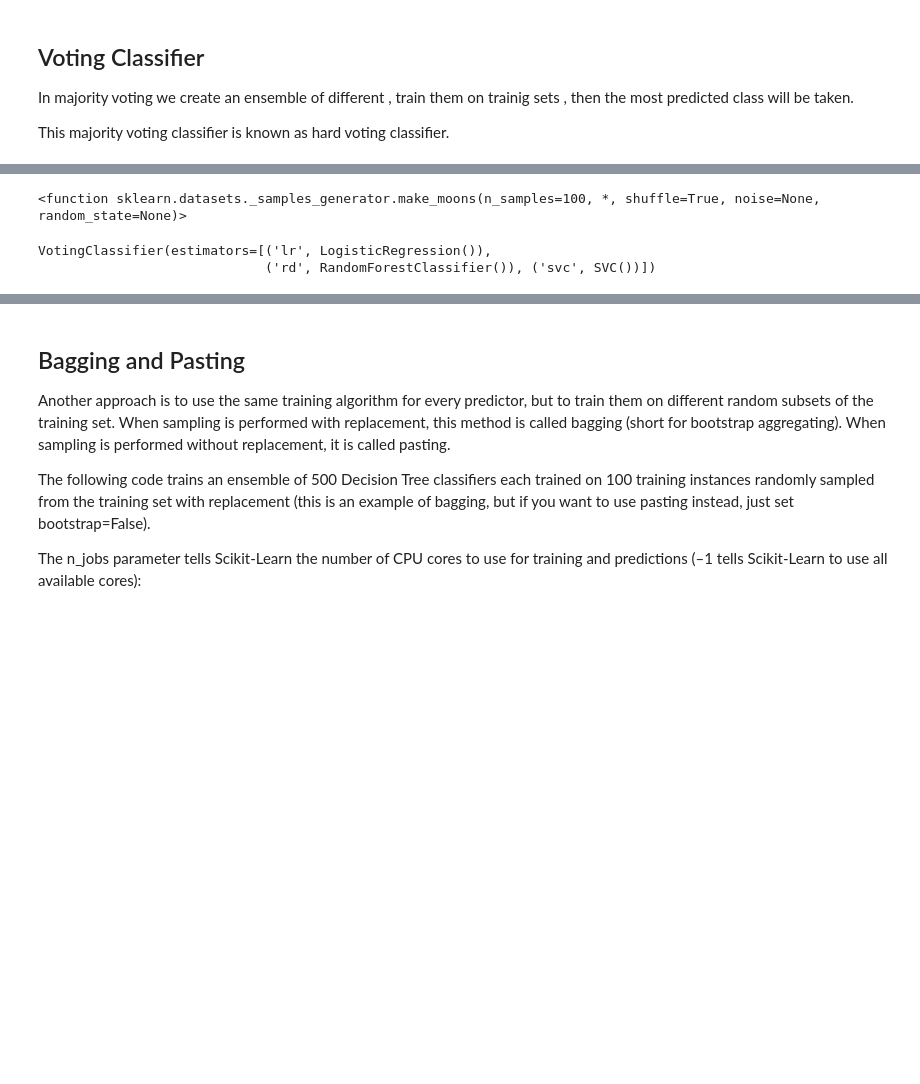
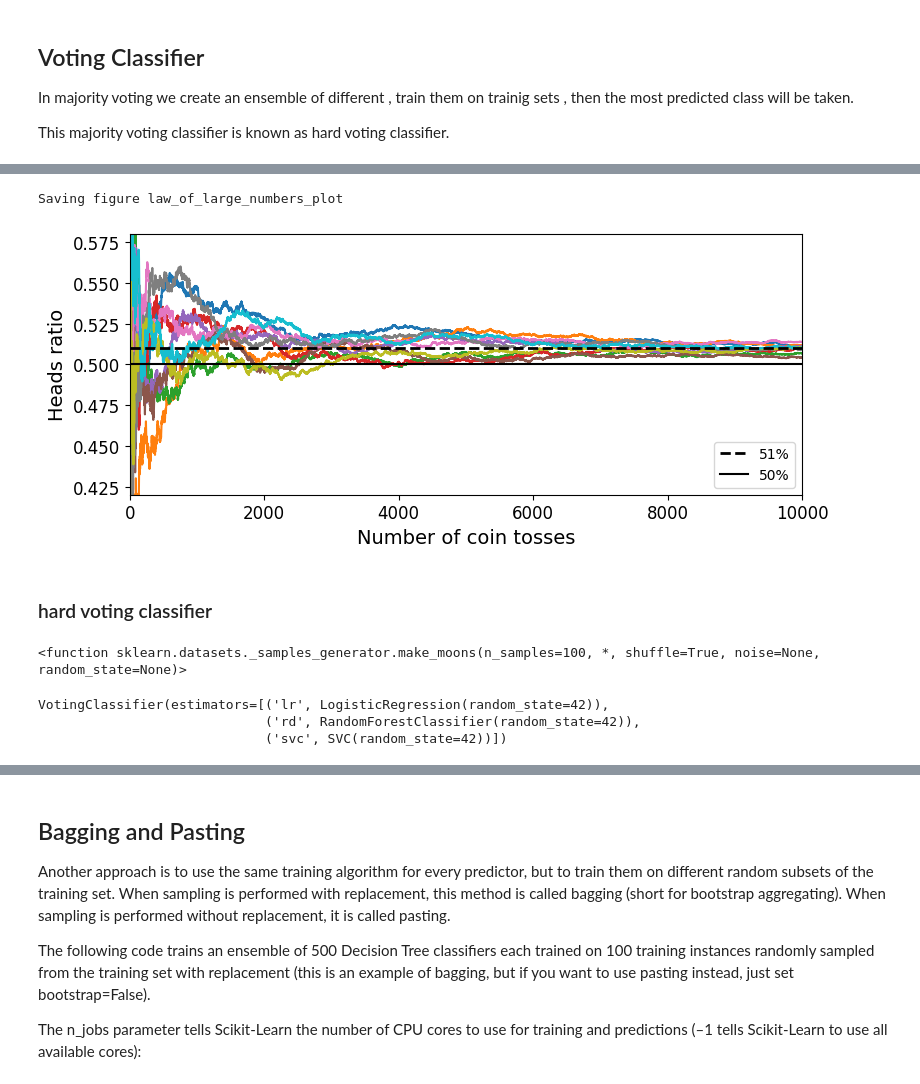
Before and after one commit to Tawheed-tariq/Machine-learning-course, a Jupyter notebook: 8_Ensemble_learning/1_main.ipynb, the cells around one changed output, grey strips where cells are left out. Cells and saved outputs as stored; diff of their text form; code cells hidden in the pictures; blank space fills up the shorter version.

```diff
--- a/8_Ensemble_learning/1_main.ipynb
+++ b/8_Ensemble_learning/1_main.ipynb
@@ -6,3 +15,27 @@ A group of predictos is called an ensemble.
+# %%
+# to make this notebook's output stable across runs
+np.random.seed(42)
+
+# To plot pretty figures
+%matplotlib inline
+import matplotlib as mpl
+import matplotlib.pyplot as plt
+mpl.rc('axes', labelsize=14)
+mpl.rc('xtick', labelsize=12)
+mpl.rc('ytick', labelsize=12)
+
+
+# Where to save the figures
+PROJECT_ROOT_DIR = "."
+IMAGES_PATH = os.path.join(PROJECT_ROOT_DIR, "images")
+os.makedirs(IMAGES_PATH, exist_ok=True)
+
+def save_fig(fig_id, tight_layout=True, fig_extension="png", resolution=300):
+    path = os.path.join(IMAGES_PATH, fig_id + "." + fig_extension)
+    print("Saving figure", fig_id)
+    if tight_layout:
+        plt.tight_layout() #automatically adjust subplots parameters to give specified padding.
+    plt.savefig(path, format=fig_extension, dpi=resolution)
 # %% [markdown]
 ## Voting Classifier
 
@@ -12,3 +49,23 @@ This majority voting classifier is known as hard voting classifier.
+# %%
+heads_proba = 0.51
+coin_tosses = (np.random.rand(10000, 10) < heads_proba).astype(np.int32)
+cummulative_heads_ratio = np.cumsum(coin_tosses, axis=0) / np.arange(1,10001).reshape(-1,1)
+# %%
+plt.figure(figsize=(8,3.5))
+plt.plot(cummulative_heads_ratio)
+plt.plot([0,10000], [0.51,0.51], "k--", linewidth=2, label="51%")
+plt.plot([0,10000], [0.5,0.5], "k-", label="50%")
+plt.xlabel("Number of coin tosses")
+plt.ylabel("Heads ratio")
+plt.legend(loc="lower right")
+plt.axis([0,10000, 0.42, 0.58])
+save_fig("law_of_large_numbers_plot")
+plt.show()
+# %% [output]
+Saving figure law_of_large_numbers_plot
+[figure, added]
+# %% [markdown]
+### hard voting classifier
 # %%
 from sklearn.datasets import make_moons
 from sklearn.model_selection import train_test_split
@@ -25,9 +82,9 @@ from sklearn.linear_model import LogisticRegression
 from sklearn.svm import SVC
 
 #we will ensemble 3 classifiers (logistic regression, random forest, svc)
-log_reg = LogisticRegression()
-forest_clf = RandomForestClassifier()
-svm_clf = SVC()
+log_reg = LogisticRegression(solver="lbfgs", random_state=42)
+forest_clf = RandomForestClassifier(n_estimators=100, random_state=42)
+svm_clf = SVC(gamma="scale", random_state=42)
 
 voting_clf = VotingClassifier(
     estimators=[('lr', log_reg), ('rd', forest_clf), ('svc', svm_clf)],
@@ -35,8 +92,9 @@ voting_clf = VotingClassifier(
 )
 voting_clf.fit(X_train, y_train)
 # %% [output]
-VotingClassifier(estimators=[('lr', LogisticRegression()),
-                             ('rd', RandomForestClassifier()), ('svc', SVC())])
+VotingClassifier(estimators=[('lr', LogisticRegression(random_state=42)),
+                             ('rd', RandomForestClassifier(random_state=42)),
+                             ('svc', SVC(random_state=42))])
 # %%
 #look at each classifiers accuracy
 from sklearn.metrics import accuracy_score
```
Also changed, not shown: parts of 24 cells of this notebook, 4 other files.
